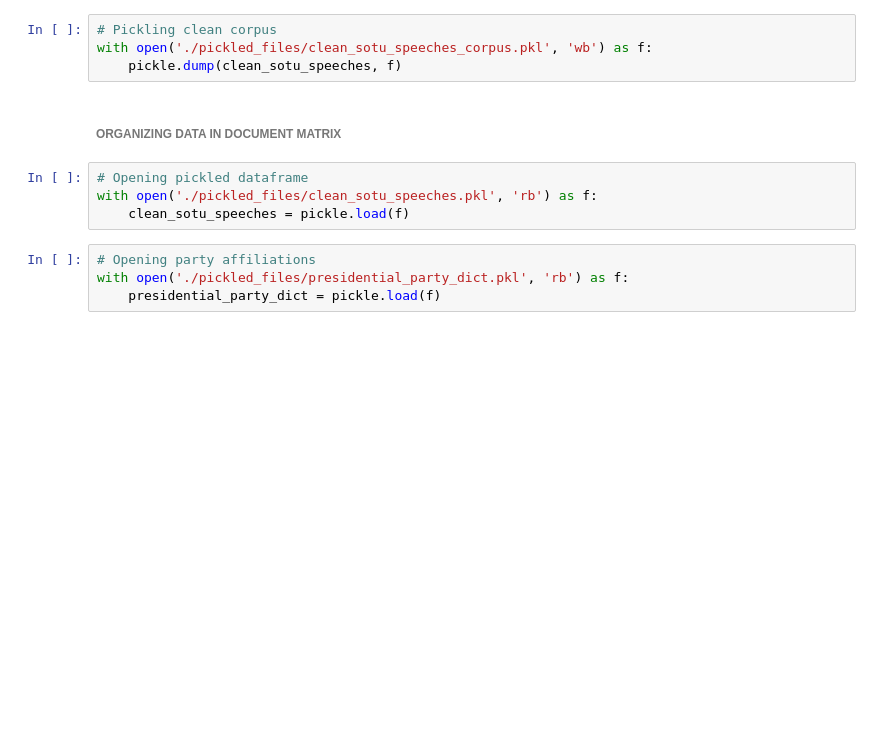
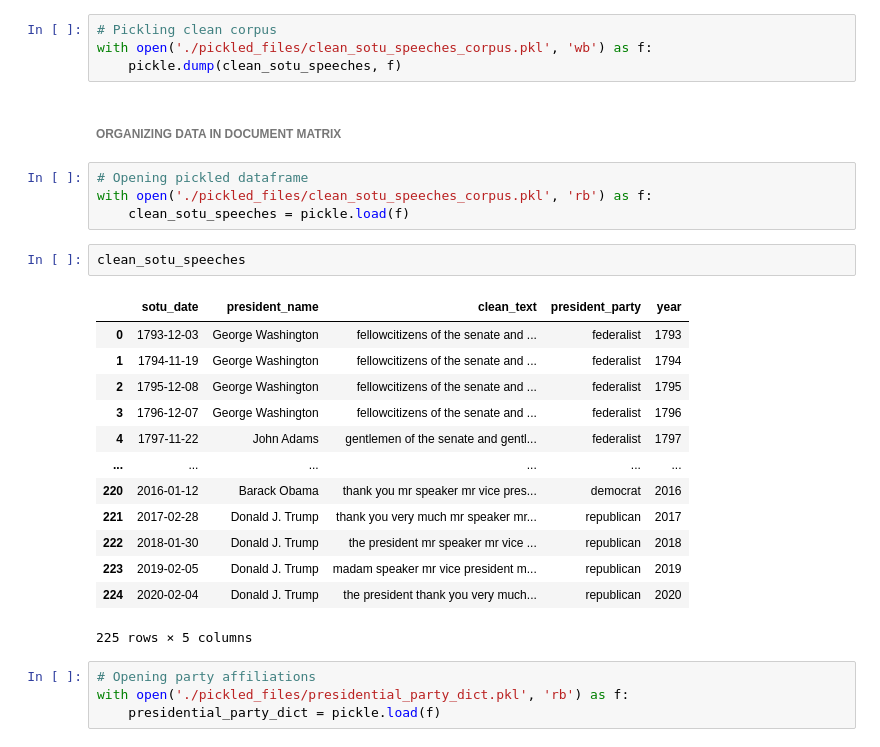
Before and after one commit to tiroger/NLP-SOTU, a Jupyter notebook: scrape_sotu_archives.ipynb, the cells around one changed output. Saved outputs shown, nothing was run; the diff lists cells and outputs as text; blank space fills up the shorter version.

```diff
--- a/scrape_sotu_archives.ipynb
+++ b/scrape_sotu_archives.ipynb
@@ -276,8 +369,24 @@ with open('./pickled_files/clean_sotu_speeches_corpus.pkl', 'wb') as f:
 ###### ORGANIZING DATA IN DOCUMENT MATRIX
 # %%
 # Opening pickled dataframe
-with open('./pickled_files/clean_sotu_speeches.pkl', 'rb') as f:
+with open('./pickled_files/clean_sotu_speeches_corpus.pkl', 'rb') as f:
     clean_sotu_speeches = pickle.load(f)
+# %%
+clean_sotu_speeches
+# %% [output]
+|  | sotu_date | president_name | clean_text | president_party | year |
+| 0 | 1793-12-03 | George Washington | fellowcitizens of the senate and ... | federalist | 1793 |
+| 1 | 1794-11-19 | George Washington | fellowcitizens of the senate and ... | federalist | 1794 |
+| 2 | 1795-12-08 | George Washington | fellowcitizens of the senate and ... | federalist | 1795 |
+| 3 | 1796-12-07 | George Washington | fellowcitizens of the senate and ... | federalist | 1796 |
+| 4 | 1797-11-22 | John Adams | gentlemen of the senate and gentl... | federalist | 1797 |
+| ... | ... | ... | ... | ... | ... |
+| 220 | 2016-01-12 | Barack Obama | thank you mr speaker mr vice pres... | democrat | 2016 |
+| 221 | 2017-02-28 | Donald J. Trump | thank you very much mr speaker mr... | republican | 2017 |
+| 222 | 2018-01-30 | Donald J. Trump | the president mr speaker mr vice ... | republican | 2018 |
+| 223 | 2019-02-05 | Donald J. Trump | madam speaker mr vice president m... | republican | 2019 |
+| 224 | 2020-02-04 | Donald J. Trump | the president thank you very much... | republican | 2020 |
+225 rows × 5 columns
 # %%
 # Opening party affiliations
 with open('./pickled_files/presidential_party_dict.pkl', 'rb') as f:
```
Also changed, not shown: parts of 23 cells of this notebook, 11 other files.
